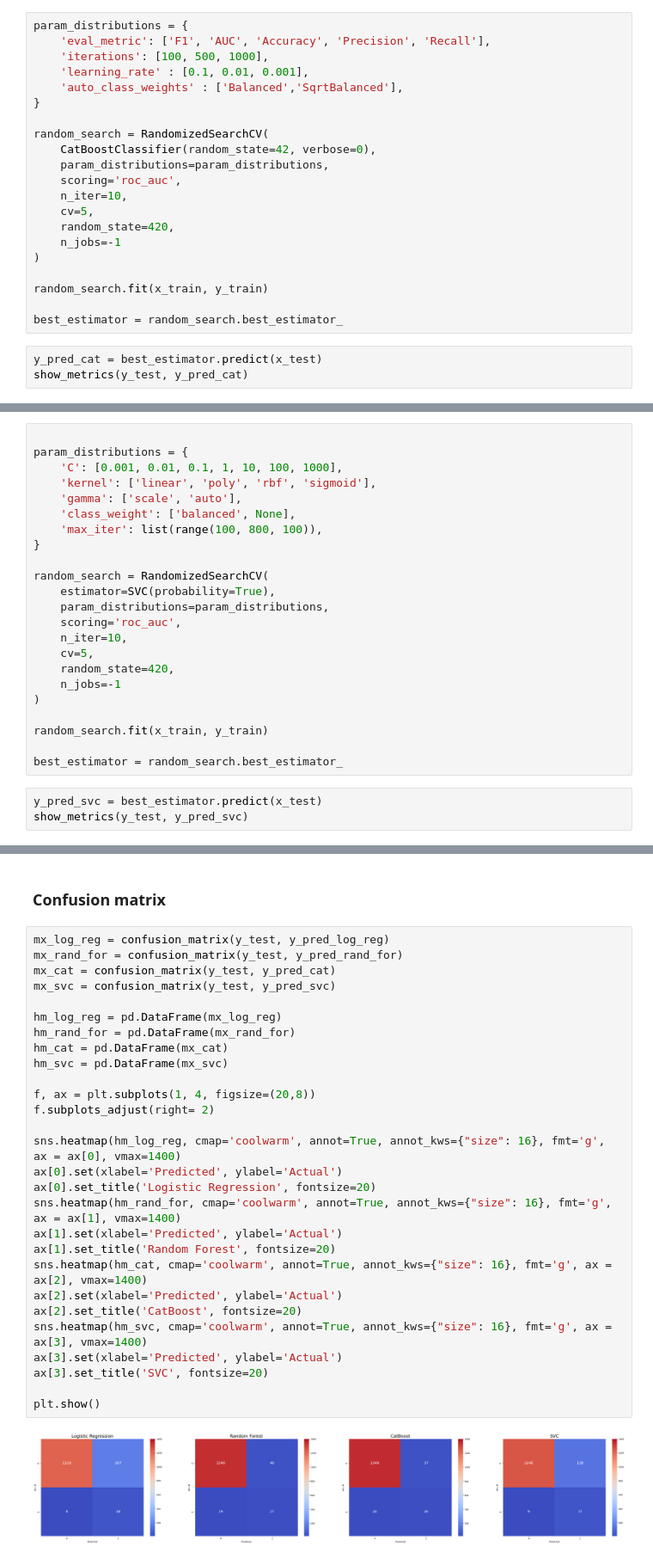
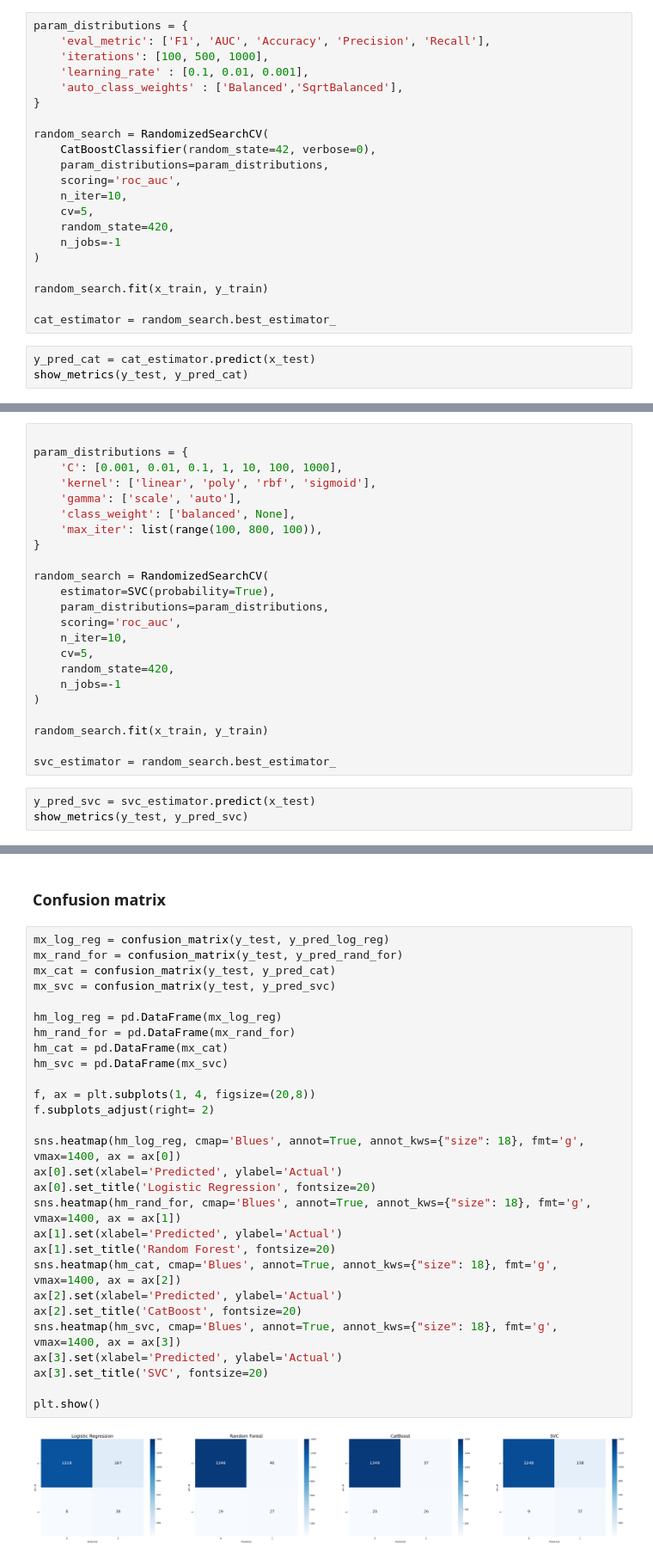
Before and after one commit to jrsh44/ML-bankruptcy-prediction, a Jupyter notebook: ml-code.ipynb, the cells around one changed output, grey strips where cells are left out. Shown at 86% size. Drawn from its saved outputs; the diff is of its cells as text.

```diff
--- a/ml-code.ipynb
+++ b/ml-code.ipynb
@@ -265,9 +309,9 @@ random_search = RandomizedSearchCV(
 
 random_search.fit(x_train, y_train)
 
-best_estimator = random_search.best_estimator_
+cat_estimator = random_search.best_estimator_
 # %%
-y_pred_cat = best_estimator.predict(x_test)
+y_pred_cat = cat_estimator.predict(x_test)
 show_metrics(y_test, y_pred_cat)
 # %% [output]
 ------------------------------
@@ -303,9 +347,9 @@ random_search = RandomizedSearchCV(
 
 random_search.fit(x_train, y_train)
 
-best_estimator = random_search.best_estimator_
+svc_estimator = random_search.best_estimator_
 # %%
-y_pred_svc = best_estimator.predict(x_test)
+y_pred_svc = svc_estimator.predict(x_test)
 show_metrics(y_test, y_pred_svc)
 # %% [output]
 ------------------------------
@@ -348,30 +392,30 @@ plt.show()
 # %%
 mx_log_reg = confusion_matrix(y_test, y_pred_log_reg)
 mx_rand_for = confusion_matrix(y_test, y_pred_rand_for)
 mx_cat = confusion_matrix(y_test, y_pred_cat)
 mx_svc = confusion_matrix(y_test, y_pred_svc)
 
 hm_log_reg = pd.DataFrame(mx_log_reg)
 hm_rand_for = pd.DataFrame(mx_rand_for)
 hm_cat = pd.DataFrame(mx_cat)
 hm_svc = pd.DataFrame(mx_svc)
 
 f, ax = plt.subplots(1, 4, figsize=(20,8))
 f.subplots_adjust(right= 2)
 
-sns.heatmap(hm_log_reg, cmap='coolwarm', annot=True, annot_kws={"size": 16}, fmt='g', ax = ax[0], vmax=1400)
+sns.heatmap(hm_log_reg, cmap='Blues', annot=True, annot_kws={"size": 18}, fmt='g', vmax=1400, ax = ax[0])
 ax[0].set(xlabel='Predicted', ylabel='Actual')
 ax[0].set_title('Logistic Regression', fontsize=20)
-sns.heatmap(hm_rand_for, cmap='coolwarm', annot=True, annot_kws={"size": 16}, fmt='g', ax = ax[1], vmax=1400)
+sns.heatmap(hm_rand_for, cmap='Blues', annot=True, annot_kws={"size": 18}, fmt='g', vmax=1400, ax = ax[1])
 ax[1].set(xlabel='Predicted', ylabel='Actual')
 ax[1].set_title('Random Forest', fontsize=20)
-sns.heatmap(hm_cat, cmap='coolwarm', annot=True, annot_kws={"size": 16}, fmt='g', ax = ax[2], vmax=1400)
+sns.heatmap(hm_cat, cmap='Blues', annot=True, annot_kws={"size": 18}, fmt='g', vmax=1400, ax = ax[2])
 ax[2].set(xlabel='Predicted', ylabel='Actual')
 ax[2].set_title('CatBoost', fontsize=20)
-sns.heatmap(hm_svc, cmap='coolwarm', annot=True, annot_kws={"size": 16}, fmt='g', ax = ax[3], vmax=1400)
+sns.heatmap(hm_svc, cmap='Blues', annot=True, annot_kws={"size": 18}, fmt='g', vmax=1400, ax = ax[3])
 ax[3].set(xlabel='Predicted', ylabel='Actual')
 ax[3].set_title('SVC', fontsize=20)
 
 plt.show()
 # %% [output]
-[figure, old version]
+[figure, new version]
```
Also changed, not shown: parts of 13 cells of this notebook.
